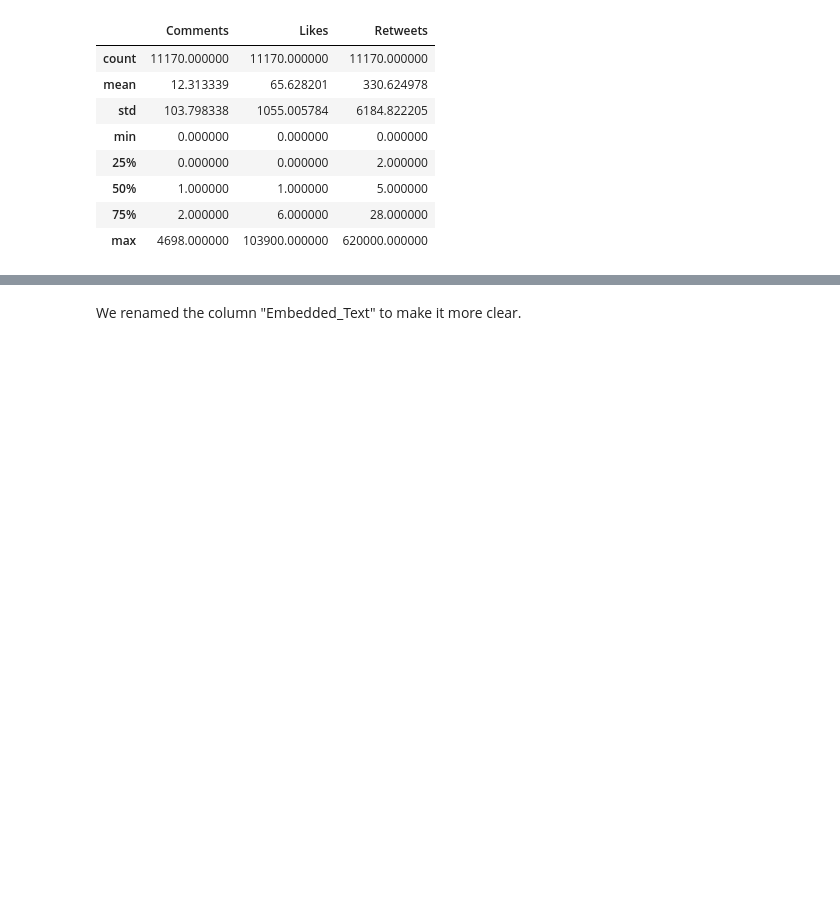
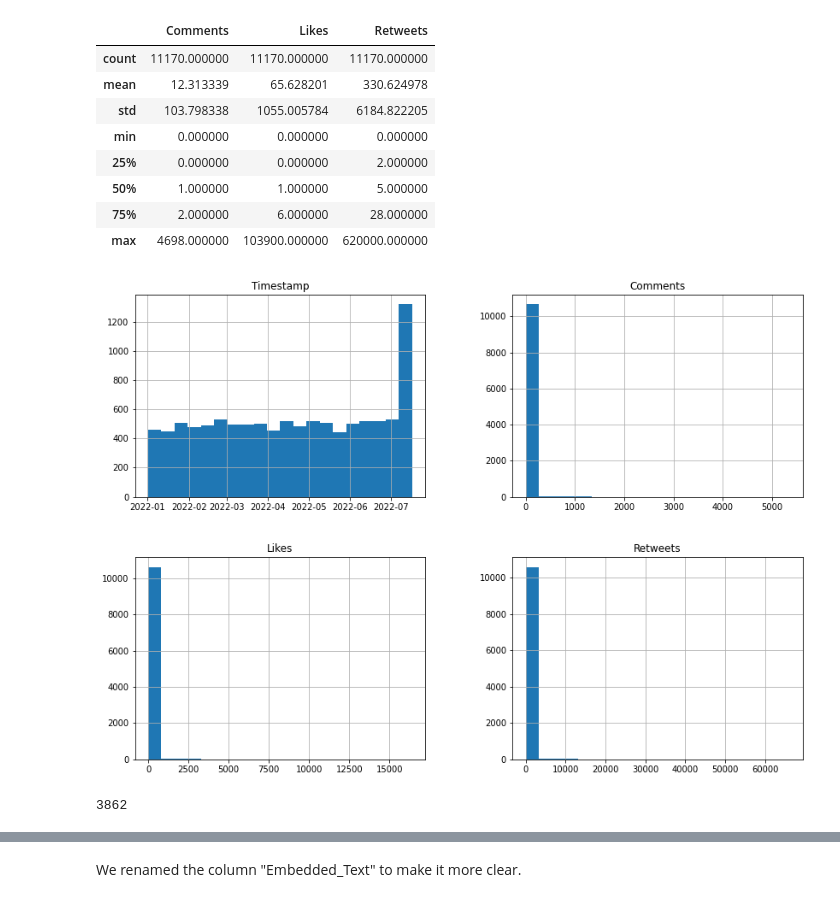
Before and after one commit to martina-nu/Proyecto-Final-ML, a Jupyter notebook: src/explore.ipynb, the cells around one changed output, grey strips where cells are left out. Saved outputs shown, nothing was run; the diff lists cells and outputs as text; code cells hidden in the pictures; blank space fills up the shorter version.

```diff
--- a/src/explore.ipynb
+++ b/src/explore.ipynb
@@ -229,3 +231,12 @@ df_interim_z.describe()
 | 50% | 1.000000 | 1.000000 | 5.000000 |
 | 75% | 2.000000 | 6.000000 | 28.000000 |
 | max | 4698.000000 | 103900.000000 | 620000.000000 |
+# %%
+df_interim_p.hist(figsize=(14,10), bins=20)
+plt.show()
+# %% [output]
+[figure, added]
+# %%
+len(df_interim_p['Comments'].loc[df_interim_p['Comments'] > 2])
+# %% [output]
+3862
```
Also changed, not shown: parts of 35 cells of this notebook, 2 other files.
